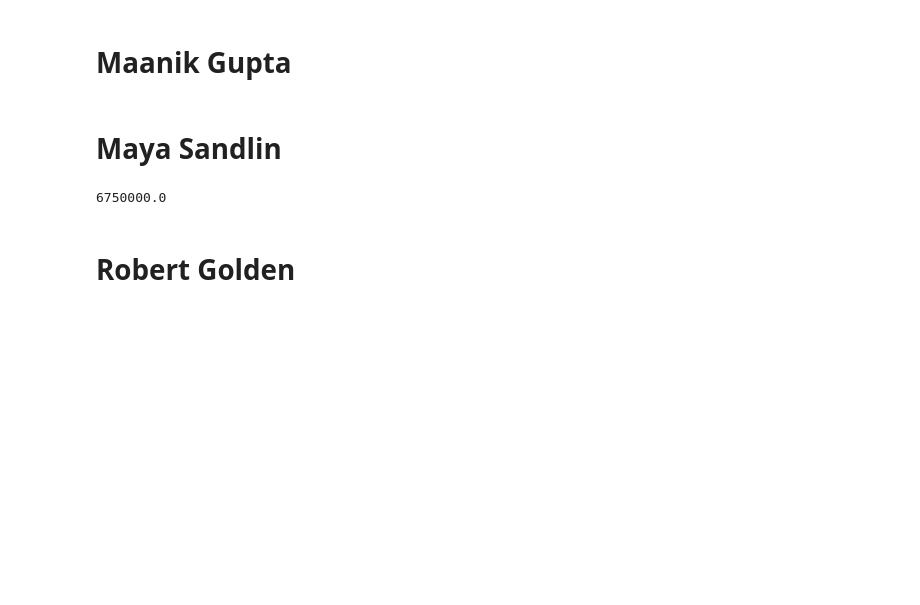
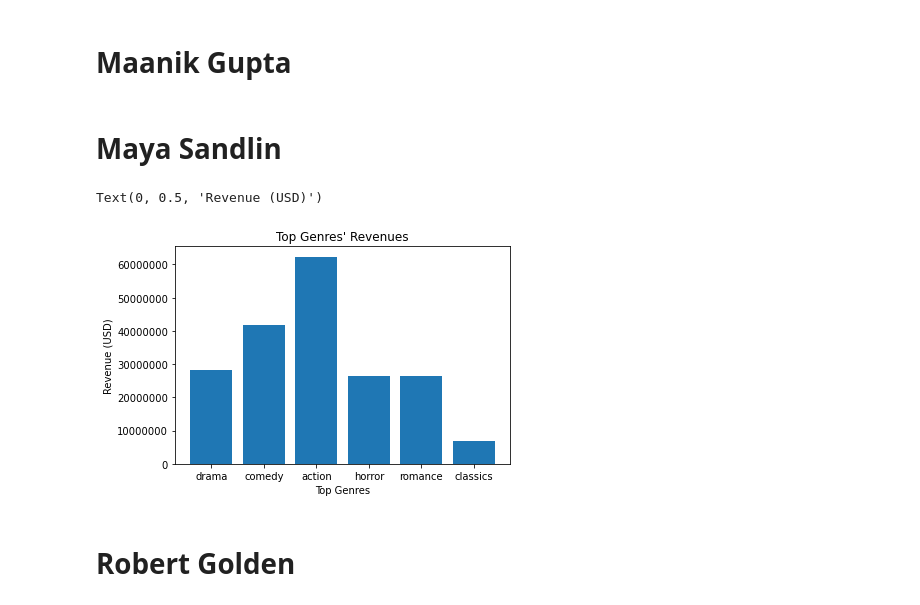
Before and after one commit to jumholtz/AIOverlordSupporters, a Jupyter notebook: student.ipynb, the cells around one changed output. Cells and saved outputs as stored; diff of their text form; code cells hidden in the pictures; blank space fills up the shorter version.

```diff
--- a/student.ipynb
+++ b/student.ipynb
@@ -40,7 +40,7 @@ comedy_avg_revenue = np.mean(comedy_revenue_clean)
 comedy_avg_revenue
 
 #action
-horror = clean_genre[clean_genre['genre'].str.contains('Action')]
+action = clean_genre[clean_genre['genre'].str.contains('Action')]
 action_revenue = action ['box_office']
 action_revenue_clean = action_revenue.dropna()
 action_avg_revenue = np.mean(action_revenue_clean)
@@ -57,34 +57,35 @@ horror_avg_revenue
 romance = clean_genre[clean_genre['genre'].str.contains('Romance')]
 romance_revenue = horror ['box_office']
 romance_revenue_clean = romance_revenue.dropna()
 romance_avg_revenue = np.mean(romance_revenue_clean)
 romance_avg_revenue
 
 #classics
 classics = clean_genre[clean_genre['genre'].str.contains('Classics')]
 classic_revenue = classics ['box_office']
 classic_revenue_clean = classic_revenue.dropna()
 classic_avg_revenue = np.mean(classic_revenue_clean)
 classic_avg_revenue
 
 top_genre={"drama":drama_avg_revenue, "comedy":comedy_avg_revenue, "action":action_avg_revenue,
            "horror": horror_avg_revenue, "romance":romance_avg_revenue, "classics": classic_avg_revenue}
 
 #creating the graph to compare the top genres
 import matplotlib.pyplot as plt
 %matplotlib inline
 
 fig, ax=plt.subplots()
 plt.ticklabel_format(style='plain')
 ax.bar(top_genre.keys(),top_genre.values())
 
 
 
 ax.set_title("Top Genres' Revenues")
 ax.set_xlabel("Top Genres")
 ax.set_ylabel("Revenue (USD)")
 # %% [output]
-6750000.0
+Text(0, 0.5, 'Revenue (USD)')
+[figure, added]
 # %% [markdown]
 # Robert Golden
 # %%
```
Also changed, not shown: 2 other files.
